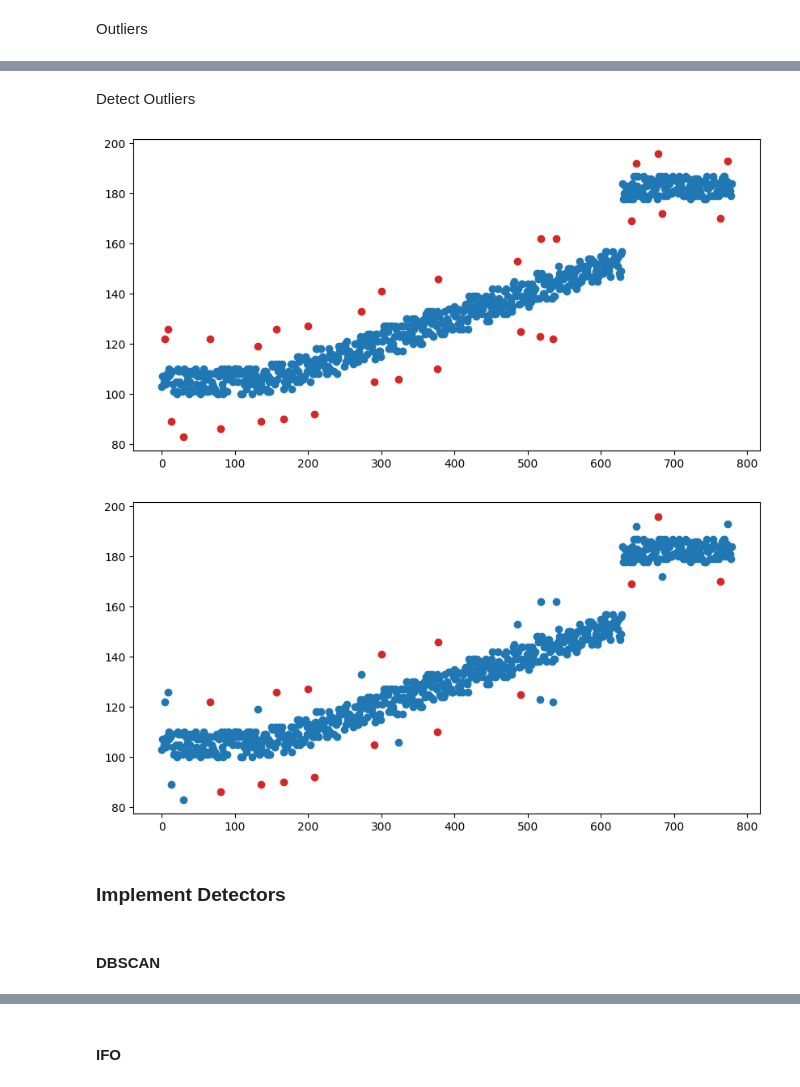
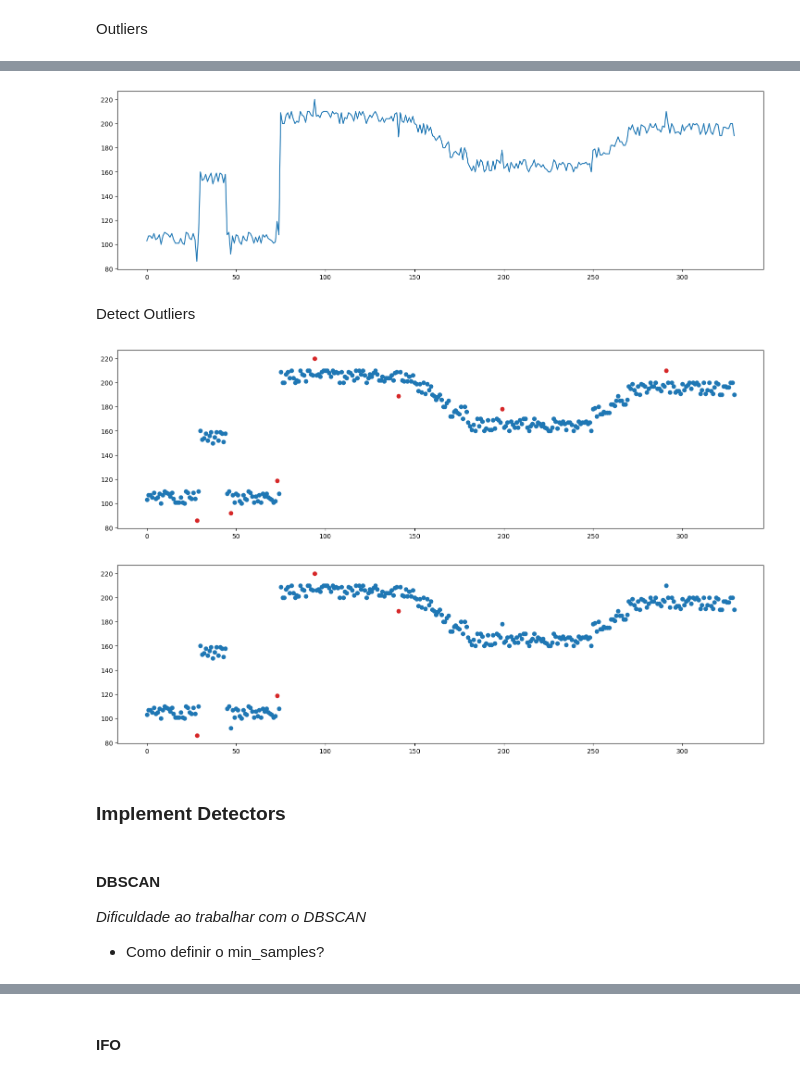
Before and after one commit to luizTavolaro/data-anomaly-and-drift-detection, a Jupyter notebook: Generate_Cold_Data.ipynb, the cells around one changed output, grey strips where cells are left out. Drawn from its saved outputs; the diff is of its cells as text; code cells hidden in the pictures.

```diff
--- a/Generate_Cold_Data.ipynb
+++ b/Generate_Cold_Data.ipynb
@@ -43,8 +43,7 @@ def outliers(data, times=5):
   lower_bound = q25 - (1.5 * iqr)
 
   for i in range(times):
-    data[random.randint(0, len(data)-1)] = upper_bound + iqr
-    data[random.randint(0, len(data)-1)] = lower_bound - iqr
+    data[random.randint(0, len(data)-1)] = random.choice([upper_bound + iqr, lower_bound - iqr])
 
   return data
 
@@ -58,6 +57,15 @@ def outlierDetector(data):
 
   return np.where((data > upper_bound) | (data < lower_bound) , True, False)
 
+def getOutlierDetectorParams(data):
+  iqr = stats.iqr(data)
+  q25 = np.quantile(data, 0.25)
+  q75 = np.quantile(data, 0.75)
+  upper_bound = q75 + (1.5 * iqr)
+  lower_bound = q25 - (1.5 * iqr)
+
+  return iqr, q25, q75, upper_bound, lower_bound
+
 # Z-Score Outlier Detector
 def outlierDetectorZscore(data, threshold=3):
   z = np.abs(stats.zscore(data))
@@ -65,4 +73,4 @@ def outlierDetectorZscore(data, threshold=3):
 # %% [markdown]
 Normal Data
 # %%
-batch_size = 30
+batch_size = 15
@@ -112,14 +116,2 @@ plt.show()
 # %% [markdown]
 Outliers
-# %%
-observations_to_add = [random.randint(0, len(data)-1) for t in range(random.randint(10, len(data)))]
-
-for o in observations_to_add:
-  data[o] = outliers(data[o], times=1)
-
-aux = data.flatten()
-
-fig, ax = plt.subplots(figsize=(10, 5))
-ax.plot(aux)
-plt.ylim()
-plt.show()
@@ -128,24 +118,44 @@ plt.show()
+# %%
+data[1] = outliers(data[1], times=1)
+data[3] = outliers(data[3], times=1)
+data[4] = outliers(data[4], times=1)
+data[6] = outliers(data[6], times=1)
+data[9] = outliers(data[9], times=1)
+data[13] = outliers(data[13], times=1)
+data[19] = outliers(data[19], times=1)
+
+aux = data.flatten()
+
+fig, ax = plt.subplots(figsize=(18, 5))
+ax.plot(aux)
+plt.show()
+# %% [output]
+[figure, added]
 # %% [markdown]
 Detect Outliers
 # %%
-fig, ax = plt.subplots(figsize=(10, 5))
+# IQR
+
+fig, ax = plt.subplots(figsize=(18, 5))
 outliers = []
 
 for d in range(len(data)):
   outliers.append(outlierDetector(data[d]))
 
 aux = data.flatten
 aux_outliers = np.array(outliers).flatten()
 
 for i, value in enumerate(aux()):
   color = '#d62728' if aux_outliers[i] else '#1f77b4'
   ax.plot(i, value, marker='o', color=color)
 
 plt.show()
 # %% [output]
-[figure, old version]
+[figure, new version]
 # %%
-fig, ax = plt.subplots(figsize=(10, 5))
+# Z-Score
+
+fig, ax = plt.subplots(figsize=(18, 5))
 outliers = []
 
 for d in range(len(data)):
@@ -160,11 +170,14 @@ for i, value in enumerate(aux()):
 
 plt.show()
 # %% [output]
-[figure, old version]
+[figure, new version]
 # %% [markdown]
 ### Implement Detectors
-# %% [markdown]
-#### DBSCAN
+# %% [markdown]
+#### DBSCAN
+
+_Dificuldade ao trabalhar com o DBSCAN_
+- Como definir o min_samples?
 # %%
 from sklearn.cluster import DBSCAN
 from sklearn.neighbors import NearestNeighbors
```
Also changed, not shown: parts of 29 cells of this notebook.
